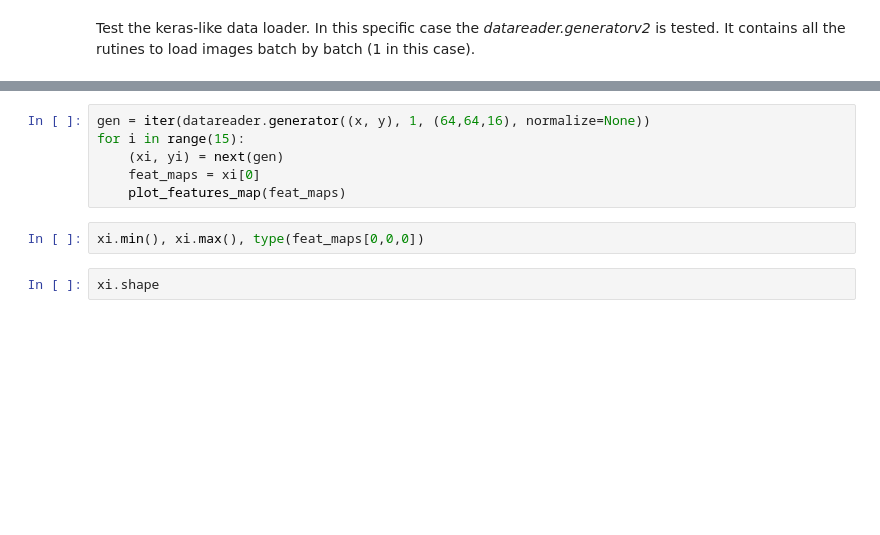
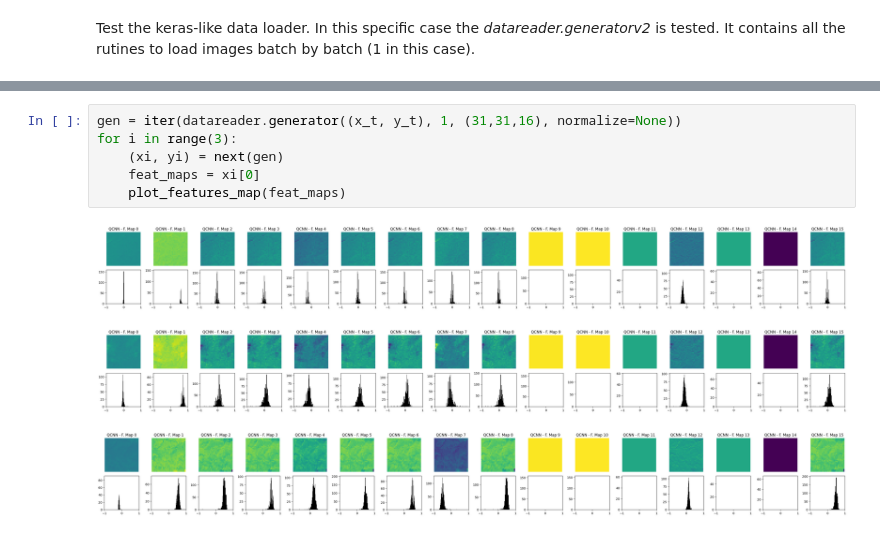
Before and after one commit to alessandrosebastianelli/quanv4eo, a Jupyter notebook: QuantumConvolutionalNeuralNetworks.ipynb, the cells around one changed output, grey strips where cells are left out. Drawn from its saved outputs; the diff is of its cells as text; blank space fills up the shorter version.

```diff
--- a/QuantumConvolutionalNeuralNetworks.ipynb
+++ b/QuantumConvolutionalNeuralNetworks.ipynb
@@ -69,10 +144,10 @@ test_loader.dlv2([x,y], loader, classes)
 # %%
-gen = iter(datareader.generator((x, y), 1, (64,64,16), normalize=None))
-for i in range(15):
+gen = iter(datareader.generator((x_t, y_t), 1, (31,31,16), normalize=None))
+for i in range(3):
     (xi, yi) = next(gen)
     feat_maps = xi[0]
     plot_features_map(feat_maps)
+# %% [output]
+[figure, added]
+[figure, added]
+[figure, added]
-# %%
-xi.min(), xi.max(), type(feat_maps[0,0,0])
-# %%
-xi.shape
```
Also changed, not shown: parts of 11 cells of this notebook, 3 other files.
